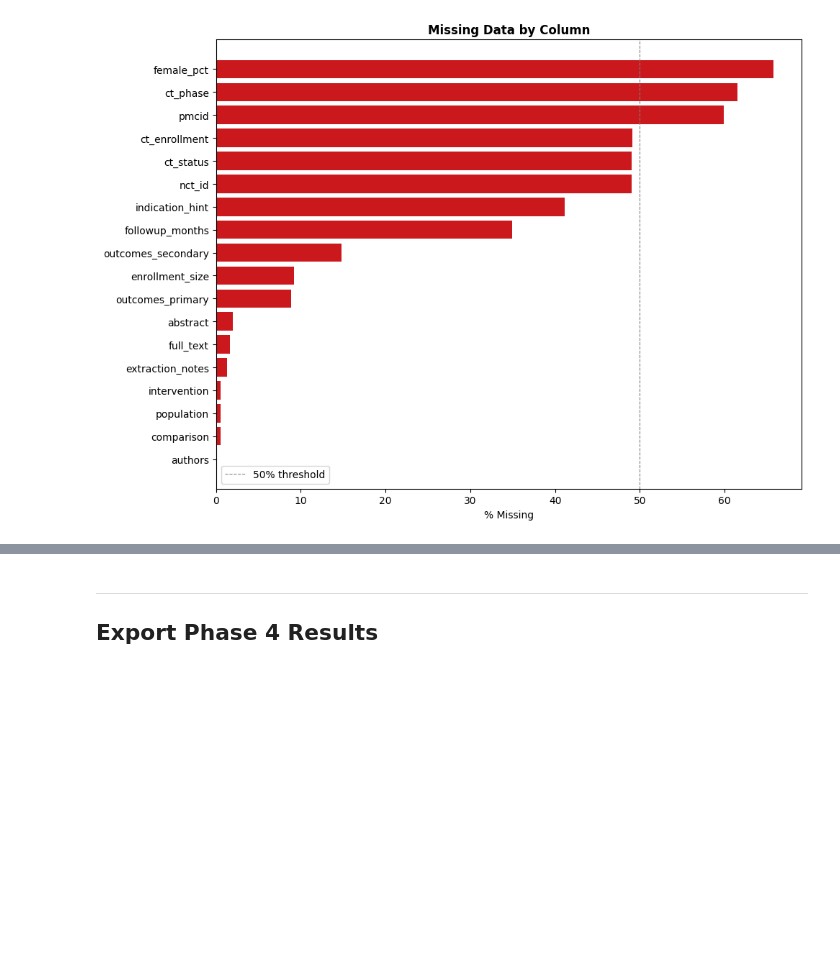
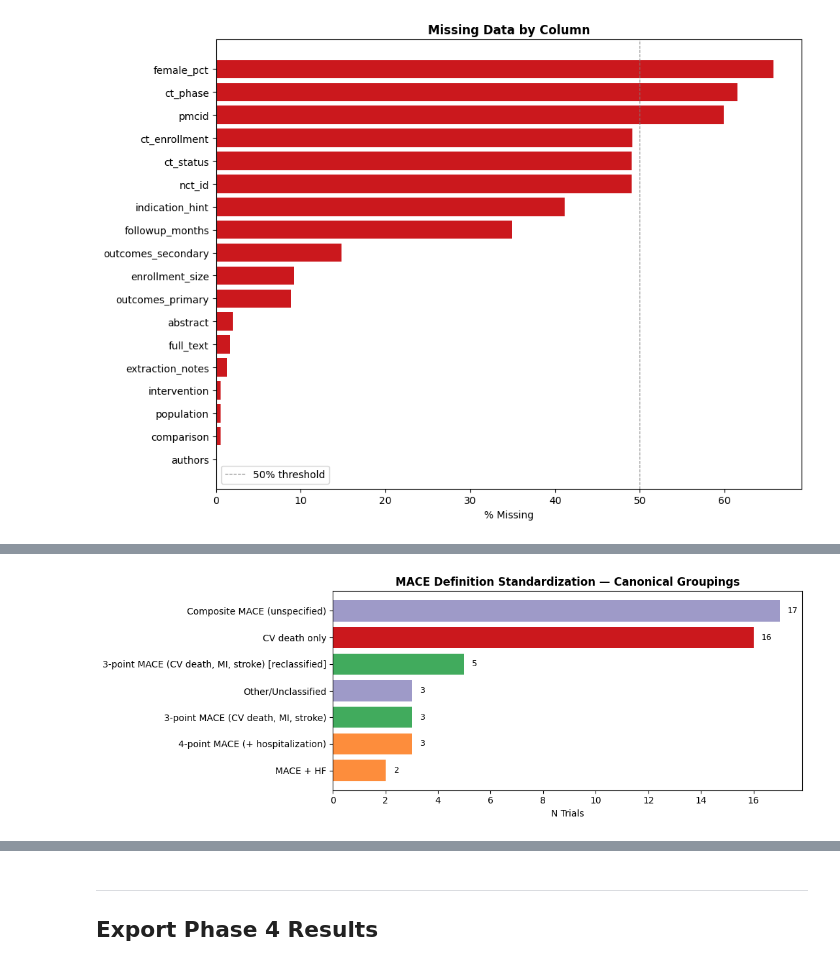
Before and after one commit to manyuanlu/PICOextraction, a Jupyter notebook: phase4_pico_analysis.ipynb, the cells around one changed output, grey strips where cells are left out. Saved outputs shown, nothing was run; the diff lists cells and outputs as text; code cells hidden in the pictures; blank space fills up the shorter version.

```diff
--- a/phase4_pico_analysis.ipynb
+++ b/phase4_pico_analysis.ipynb
@@ -865,0 +646,14 @@ plt.show()
+# %%
+if heterogeneity_results:
+    labels     = list(heterogeneity_results.keys())
+    n_trials   = [heterogeneity_results[l]["n_trials"]  for l in labels]
+    n_distinct = [heterogeneity_results[l]["n_distinct"] for l in labels]
+    x = np.arange(len(labels)); width = 0.35
+    fig, ax = plt.subplots(figsize=(9, 5))
+    b1 = ax.bar(x - width/2, n_trials,   width, label="Trials mentioning outcome", color="#6baed6")
+    b2 = ax.bar(x + width/2, n_distinct, width, label="Distinct definitions",      color="#fd8d3c")
+    ax.bar_label(b1, padding=3); ax.bar_label(b2, padding=3)
+    ax.set_xticks(x); ax.set_xticklabels(labels)
+    ax.set_title("Outcome Heterogeneity: Trials vs. Distinct Definitions", fontweight="bold")
+    ax.set_ylabel("Count"); ax.legend()
+    plt.tight_layout(); plt.show()
@@ -865,0 +662,79 @@ plt.show()
+# %%
+# ── MACE Standardization (enhanced) ──────────────────────────────────────────
+# Cluster free-text MACE definitions into canonical groups.
+# NEW: also attempt reclassification of "CV death only" trials where
+#      secondary outcomes confirm MI and stroke were also tracked.
+
+MACE_CANONICAL = {
+    "3-point MACE (CV death, MI, stroke)":      r"3[- ]?point|3p.mace|cv death.*(mi|myocard).*(stroke|cva)",
+    "4-point MACE (+ hospitalization)":         r"4[- ]?point|4p.mace|hospitali[sz]",
+    "CV death only":                            r"cardiovascular death|cv death(?!.*mi)(?!.*stroke)",
+    "MACE + HF":                                r"heart failure|hf",
+    "Composite MACE (unspecified)":             r"composite|mace(?!.*3|.*4|.*death|.*hf)",
+    "Major adverse cardiovascular event (NOS)": r"major adverse|mace$|cardiovascular event$",
+}
+
+outcome_col   = col("primary_outcome")
+secondary_col = "outcomes_secondary" if "outcomes_secondary" in df.columns else None
+
+if outcome_col:
+    mace_trials = df[df[outcome_col].str.contains(
+        r"mace|cardiovascular event|major adverse|cv event|cv death",
+        case=False, na=False, regex=True
+    )].copy()
+
+    mace_trials["mace_canonical"] = "Other/Unclassified"
+    for canon, pattern in MACE_CANONICAL.items():
+        mask = mace_trials[outcome_col].str.contains(pattern, case=False, na=False, regex=True)
+        mace_trials.loc[mask & (mace_trials["mace_canonical"] == "Other/Unclassified"), "mace_canonical"] = canon
+
+    # ── Reclassification: CV death only → 3-point MACE ───────────────────────
+    # If secondary outcomes mention both MI and stroke, the trial is functionally
+    # tracking 3-point MACE even if the primary outcome label says "CV death".
+    reclassified = 0
+    if secondary_col:
+        cv_death_mask = mace_trials["mace_canonical"] == "CV death only"
+        sec = mace_trials.loc[cv_death_mask, secondary_col].fillna("")
+        has_mi     = sec.str.contains(r"myocardial infarction|\bmi\b|nonfatal mi", case=False, regex=True)
+        has_stroke = sec.str.contains(r"stroke|cva|cerebrovascular", case=False, regex=True)
+        upgrade    = cv_death_mask & has_mi & has_stroke
+        mace_trials.loc[upgrade[upgrade].index, "mace_canonical"] = "3-point MACE (CV death, MI, stroke) [reclassified]"
+        reclassified = upgrade.sum()
+
+    mace_summary = mace_trials["mace_canonical"].value_counts()
+    print(f"MACE trials classified:    {len(mace_trials):,}")
+    print(f"Canonical groups:          {mace_summary.shape[0]}")
+    print(f"Reclassified to 3-pt MACE: {reclassified} (CV death only → 3-point via secondary outcomes)")
+    print()
+    display(mace_summary.rename("N Trials").to_frame())
+
+    # ── Poolability assessment ────────────────────────────────────────────────
+    three_pt = mace_summary.filter(like="3-point MACE").sum()
+    cv_death = mace_summary.get("CV death only", 0)
+    total    = len(mace_trials)
+    print(f"\nPoolability assessment:")
+    print(f"  Trials with 3-point MACE (poolable):        {int(three_pt):,} ({three_pt/total*100:.1f}%)")
+    print(f"  Trials with CV death only (not directly poolable): {int(cv_death):,} ({cv_death/total*100:.1f}%)")
+    print(f"  Priority for SNOMED standardization: {int(cv_death):,} CV-death-only trials")
+
+    fig, ax = plt.subplots(figsize=(11, 4))
+    colors_mace = [
+        "#41ab5d" if "3-point" in l else
+        ("#fd8d3c" if "4-point" in l or "HF" in l else
+         ("#cb181d" if "CV death only" in l else "#9e9ac8"))
+        for l in mace_summary.index
+    ]
+    ax.barh(mace_summary.index[::-1], mace_summary.values[::-1], color=colors_mace[::-1])
+    ax.set_title("MACE Definition Standardization — Canonical Groupings", fontweight="bold")
+    ax.set_xlabel("N Trials")
+    for i, v in enumerate(mace_summary.values[::-1]):
+        ax.text(v + 0.3, i, str(v), va="center", fontsize=9)
+    plt.tight_layout(); plt.show()
+
+    # Export MACE-classified trials
+    mace_export_cols = ["pmid", "drug_name", "indication_clean", "mace_canonical",
+                        outcome_col] + ([secondary_col] if secondary_col else [])
+    mace_export_cols = [c for c in mace_export_cols if c in mace_trials.columns]
+    mace_trials[mace_export_cols].to_csv("outputs/mace_standardized.csv", index=False)
+    print(f"\nExported: outputs/mace_standardized.csv  ({len(mace_trials):,} rows)")
+# %% [output]
@@ -865,0 +757 @@ plt.show()
+[figure, added]
```
Also changed, not shown: parts of 85 cells of this notebook, 29 other files.
